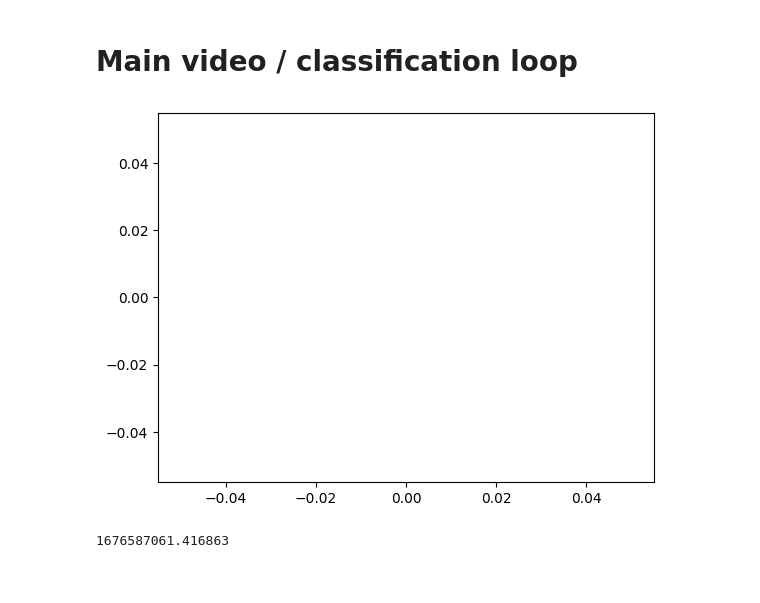
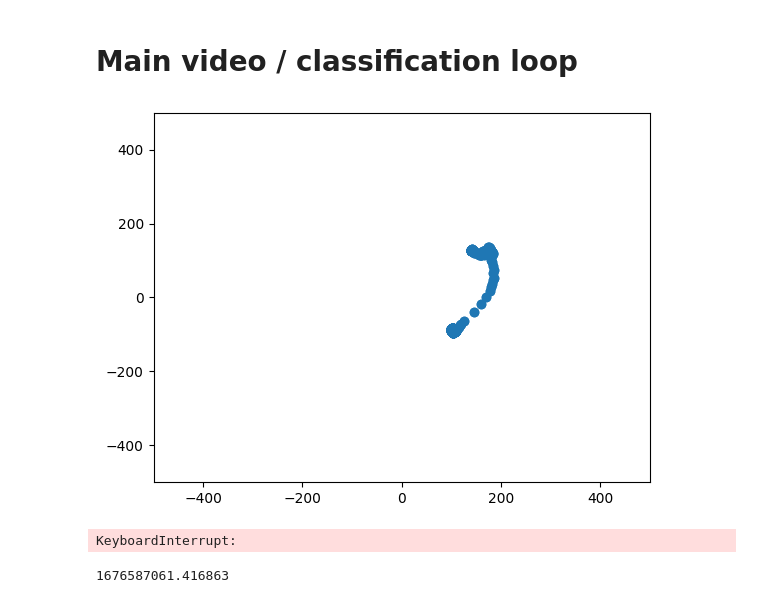
Before and after one commit to sogoodmo/ZenAI-3YP, a Jupyter notebook: JupyterNotebooks/FirstExample.ipynb, the cells around one changed output. Cells and saved outputs as stored; diff of their text form; code cells hidden in the pictures.

Commit message:
live graph still not working

```diff
--- a/JupyterNotebooks/FirstExample.ipynb
+++ b/JupyterNotebooks/FirstExample.ipynb
@@ -928,8 +928,8 @@ import matplotlib.pyplot as plt
 # Create a figure and axis for the scatter plot
 plt.ion()
 fig, ax = plt.subplots()
-# ax.set_xlim(, 1)
-# ax.set_ylim(-1, 1)
+ax.set_xlim(-500, 500)
+ax.set_ylim(-500, 500)
 
 # Create an empty scatter plot
 scatter_plot = ax.scatter([], [])
@@ -1033,35 +1033,36 @@ if PLAY_FEED:
 
                 if PLOT_2D:
 
                     ''' Extracting 2D PCA Points -- and plotting a new point on each frame to show how the users pose change over time,'''
                     top_pc, second_pc = extract_pca_2d(joint_angles)[0]
                     PCA_2D_POINTS.append((top_pc, second_pc))
 
                     # Update the scatter plot with the new point
-                    scatter_plot.set_offsets(PCA_2D_POINTS)
+                    scatter_plot.set_offsets(np.c_[PCA_2D_POINTS])
 
                     # Redraw the scatter plot
                     fig.canvas.draw_idle()
                     plt.pause(0.001)
 
                 # cv2.imshow("ZenAI", image)
                 # cv2.imshow("ZenAI", black_image)
                 # cv2.imshow("ZenAI", correct_example_image)
                 cv2.imshow("ZenAI", combined_videos)
 
             except Exception:
                 # display_error_image(frame_width, frame_height)
                 traceback.print_exc()
                 continue
 
             # Closing the video capture
             if cv2.waitKey(1) & 0xFF == ord('w'):
                 break
 
     cap.release()
     cv2.destroyAllWindows()
 # %% [output]
-[figure, old version]
+[figure, new version]
+KeyboardInterrupt:
 # %%
 # %% [output]
 1676587061.416863
```
